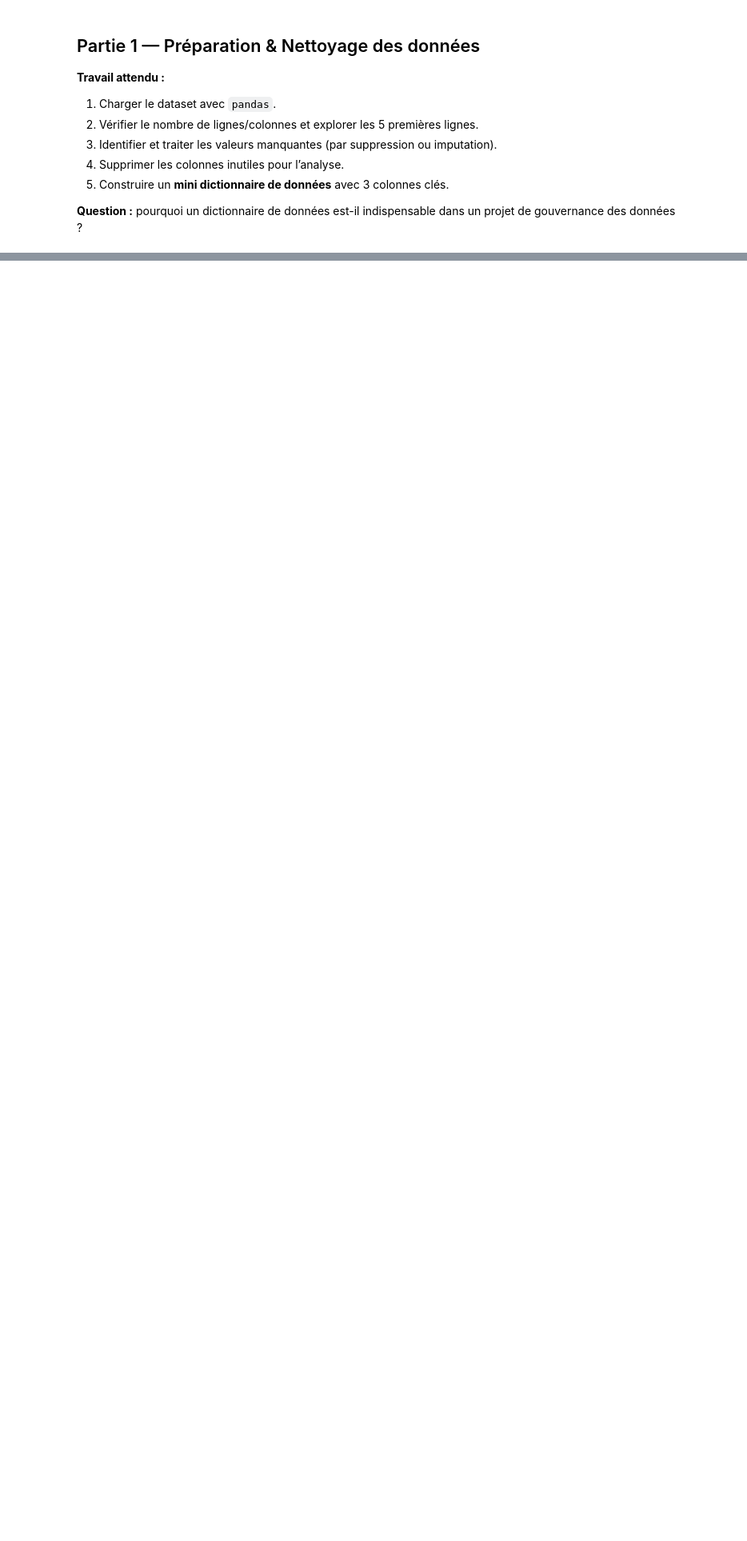
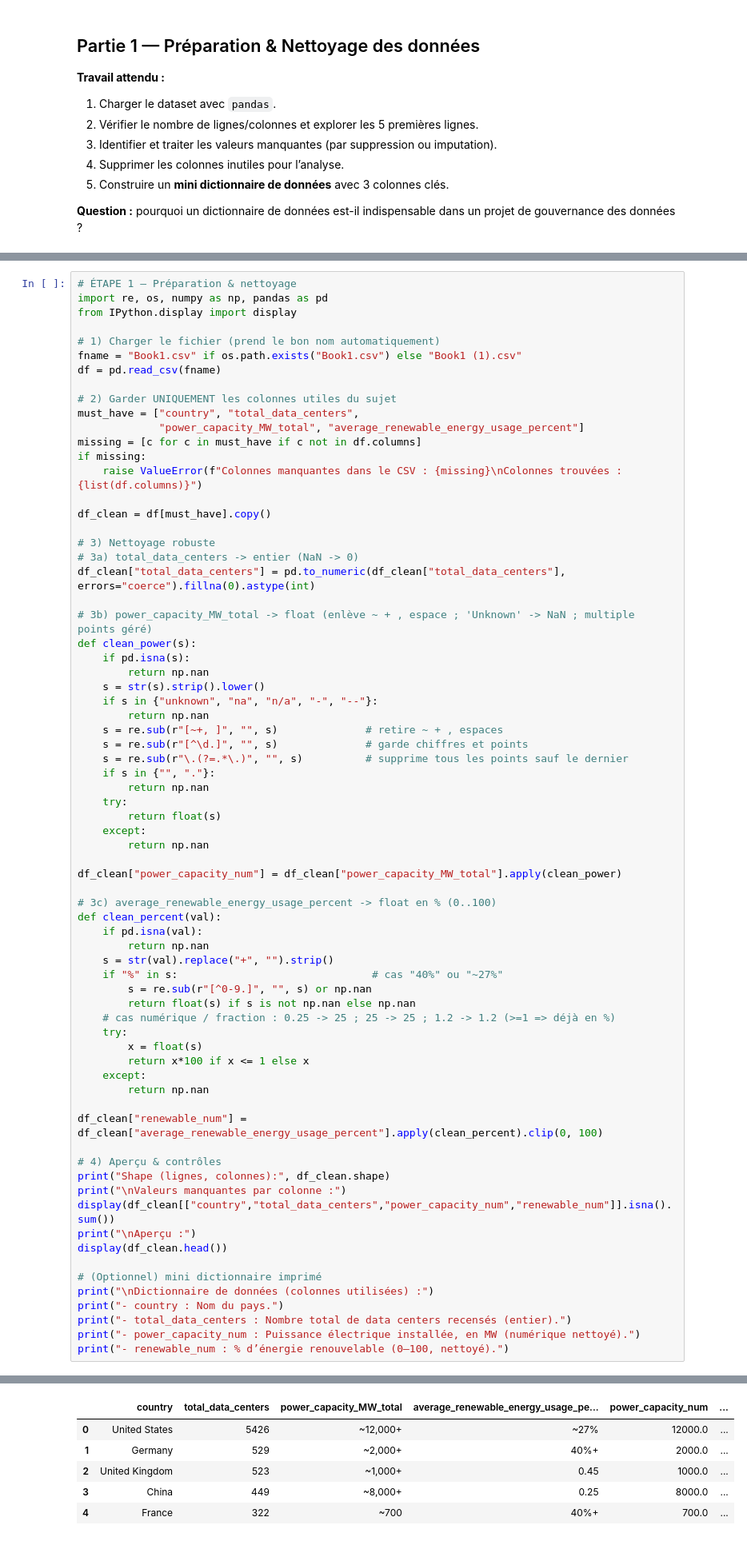
Before and after one commit to Mr10Wick/tp-data-centers, a Jupyter notebook: TP_student.ipynb, the cells around one changed output, grey strips where cells are left out. Shown at 80% size. Drawn from its saved outputs; the diff is of its cells as text; blank space fills up the shorter version.

```diff
--- a/TP_student.ipynb
+++ b/TP_student.ipynb
@@ -51,0 +35,72 @@ Shape (lignes, colonnes): (191, 21)
+# %%
+# ÉTAPE 1 — Préparation & nettoyage
+import re, os, numpy as np, pandas as pd
+from IPython.display import display
+
+# 1) Charger le fichier (prend le bon nom automatiquement)
+fname = "Book1.csv" if os.path.exists("Book1.csv") else "Book1 (1).csv"
+df = pd.read_csv(fname)
+
+# 2) Garder UNIQUEMENT les colonnes utiles du sujet
+must_have = ["country", "total_data_centers",
+             "power_capacity_MW_total", "average_renewable_energy_usage_percent"]
+missing = [c for c in must_have if c not in df.columns]
+if missing:
+    raise ValueError(f"Colonnes manquantes dans le CSV : {missing}\nColonnes trouvées : {list(df.columns)}")
+
+df_clean = df[must_have].copy()
+
+# 3) Nettoyage robuste
+# 3a) total_data_centers -> entier (NaN -> 0)
+df_clean["total_data_centers"] = pd.to_numeric(df_clean["total_data_centers"], errors="coerce").fillna(0).astype(int)
+
+# 3b) power_capacity_MW_total -> float (enlève ~ + , espace ; 'Unknown' -> NaN ; multiple points géré)
+def clean_power(s):
+    if pd.isna(s):
+        return np.nan
+    s = str(s).strip().lower()
+    if s in {"unknown", "na", "n/a", "-", "--"}:
+        return np.nan
+    s = re.sub(r"[~+, ]", "", s)              # retire ~ + , espaces
+    s = re.sub(r"[^\d.]", "", s)              # garde chiffres et points
+    s = re.sub(r"\.(?=.*\.)", "", s)          # supprime tous les points sauf le dernier
+    if s in {"", "."}:
+        return np.nan
+    try:
+        return float(s)
+    except:
+        return np.nan
+
+df_clean["power_capacity_num"] = df_clean["power_capacity_MW_total"].apply(clean_power)
+
+# 3c) average_renewable_energy_usage_percent -> float en % (0..100)
+def clean_percent(val):
+    if pd.isna(val):
+        return np.nan
+    s = str(val).replace("+", "").strip()
+    if "%" in s:                               # cas "40%" ou "~27%"
+        s = re.sub(r"[^0-9.]", "", s) or np.nan
+        return float(s) if s is not np.nan else np.nan
+    # cas numérique / fraction : 0.25 -> 25 ; 25 -> 25 ; 1.2 -> 1.2 (>=1 => déjà en %)
+    try:
+        x = float(s)
+        return x*100 if x <= 1 else x
+    except:
+        return np.nan
+
+df_clean["renewable_num"] = df_clean["average_renewable_energy_usage_percent"].apply(clean_percent).clip(0, 100)
+
+# 4) Aperçu & contrôles
+print("Shape (lignes, colonnes):", df_clean.shape)
+print("\nValeurs manquantes par colonne :")
+display(df_clean[["country","total_data_centers","power_capacity_num","renewable_num"]].isna().sum())
+print("\nAperçu :")
+display(df_clean.head())
+
+# (Optionnel) mini dictionnaire imprimé
+print("\nDictionnaire de données (colonnes utilisées) :")
+print("- country : Nom du pays.")
+print("- total_data_centers : Nombre total de data centers recensés (entier).")
+print("- power_capacity_num : Puissance électrique installée, en MW (numérique nettoyé).")
+print("- renewable_num : % d’énergie renouvelable (0–100, nettoyé).")
+# %% [output]
@@ -51,0 +116,6 @@ Shape (lignes, colonnes): (191, 21)
+|  | country | total_data_centers | power_capacity_MW_total | average_renewable_energy_usage_pe... | power_capacity_num | ... |
+| 0 | United States | 5426 | ~12,000+ | ~27% | 12000.0 | ... |
+| 1 | Germany | 529 | ~2,000+ | 40%+ | 2000.0 | ... |
+| 2 | United Kingdom | 523 | ~1,000+ | 0.45 | 1000.0 | ... |
+| 3 | China | 449 | ~8,000+ | 0.25 | 8000.0 | ... |
+| 4 | France | 322 | ~700 | 40%+ | 700.0 | ... |
```
Also changed, not shown: parts of 6 cells of this notebook, 1 other file.
